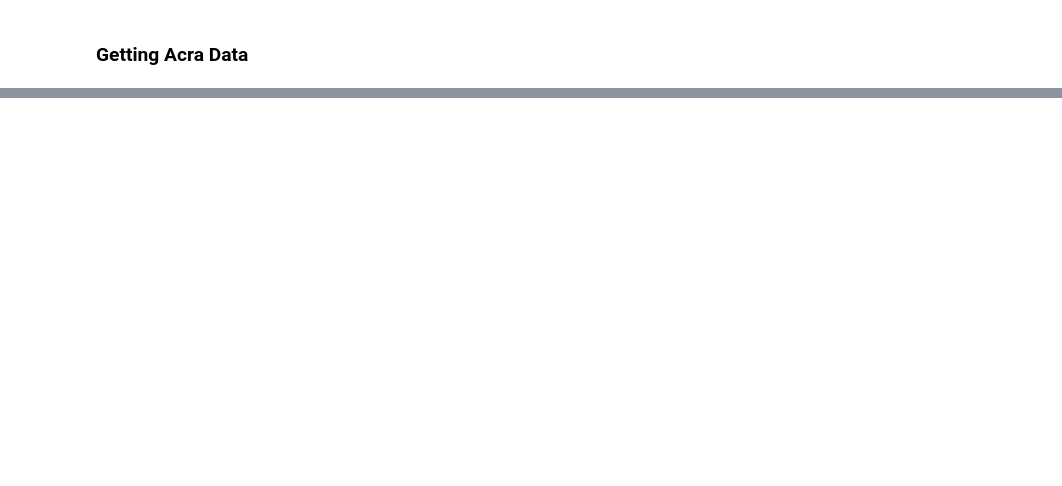
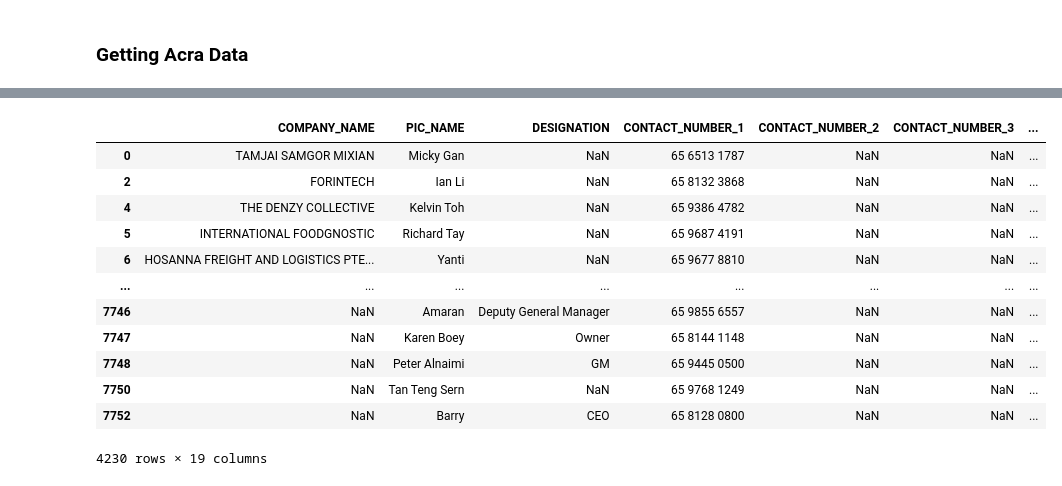
Before and after one commit to AzlieJohari57/Adhoc_Leads_Refinement_Pipeline, a Jupyter notebook: Name_Matching.ipynb, the cells around one changed output, grey strips where cells are left out. Cells and saved outputs as stored; diff of their text form; code cells hidden in the pictures; blank space fills up the shorter version.

```diff
--- a/Name_Matching.ipynb
+++ b/Name_Matching.ipynb
@@ -127,6 +130,22 @@ acra_data.head(5)
 | 4 | 01173000E | ANG TECK MOH DEPARTMENT STORE | PARTNERSHIP | SOLE PROPRIETORSHIP/ PARTNERSHIP | LIVE | ... |
 # %%
 acra_names = acra_data[["ENTITY_NAME"]]
+# %%
+adhoc_leads
+# %% [output]
+|  | COMPANY_NAME | PIC_NAME | DESIGNATION | CONTACT_NUMBER_1 | CONTACT_NUMBER_2 | CONTACT_NUMBER_3 | ... |
+| 0 | TAMJAI SAMGOR MIXIAN | Micky Gan | NaN | 65 6513 1787 | NaN | NaN | ... |
+| 2 | FORINTECH | Ian Li | NaN | 65 8132 3868 | NaN | NaN | ... |
+| 4 | THE DENZY COLLECTIVE | Kelvin Toh | NaN | 65 9386 4782 | NaN | NaN | ... |
+| 5 | INTERNATIONAL FOODGNOSTIC | Richard Tay | NaN | 65 9687 4191 | NaN | NaN | ... |
+| 6 | HOSANNA FREIGHT AND LOGISTICS PTE... | Yanti | NaN | 65 9677 8810 | NaN | NaN | ... |
+| ... | ... | ... | ... | ... | ... | ... | ... |
+| 7746 | NaN | Amaran | Deputy General Manager | 65 9855 6557 | NaN | NaN | ... |
+| 7747 | NaN | Karen Boey | Owner | 65 8144 1148 | NaN | NaN | ... |
+| 7748 | NaN | Peter Alnaimi | GM | 65 9445 0500 | NaN | NaN | ... |
+| 7750 | NaN | Tan Teng Sern | NaN | 65 9768 1249 | NaN | NaN | ... |
+| 7752 | NaN | Barry | CEO | 65 8128 0800 | NaN | NaN | ... |
+4230 rows × 19 columns
 # %%
 from sklearn.feature_extraction.text import TfidfVectorizer
 from sklearn.metrics.pairwise import cosine_similarity
```
Also changed, not shown: parts of 14 cells of this notebook.
